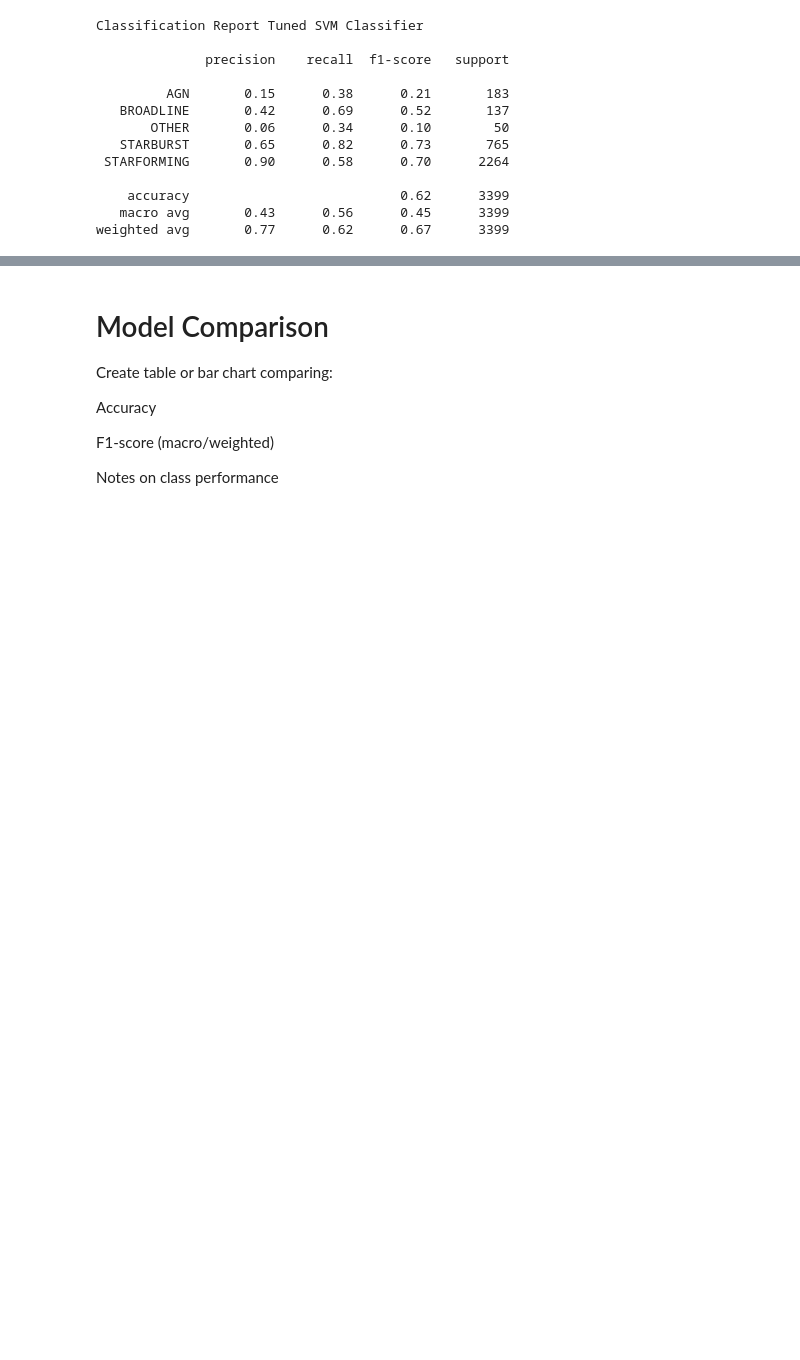
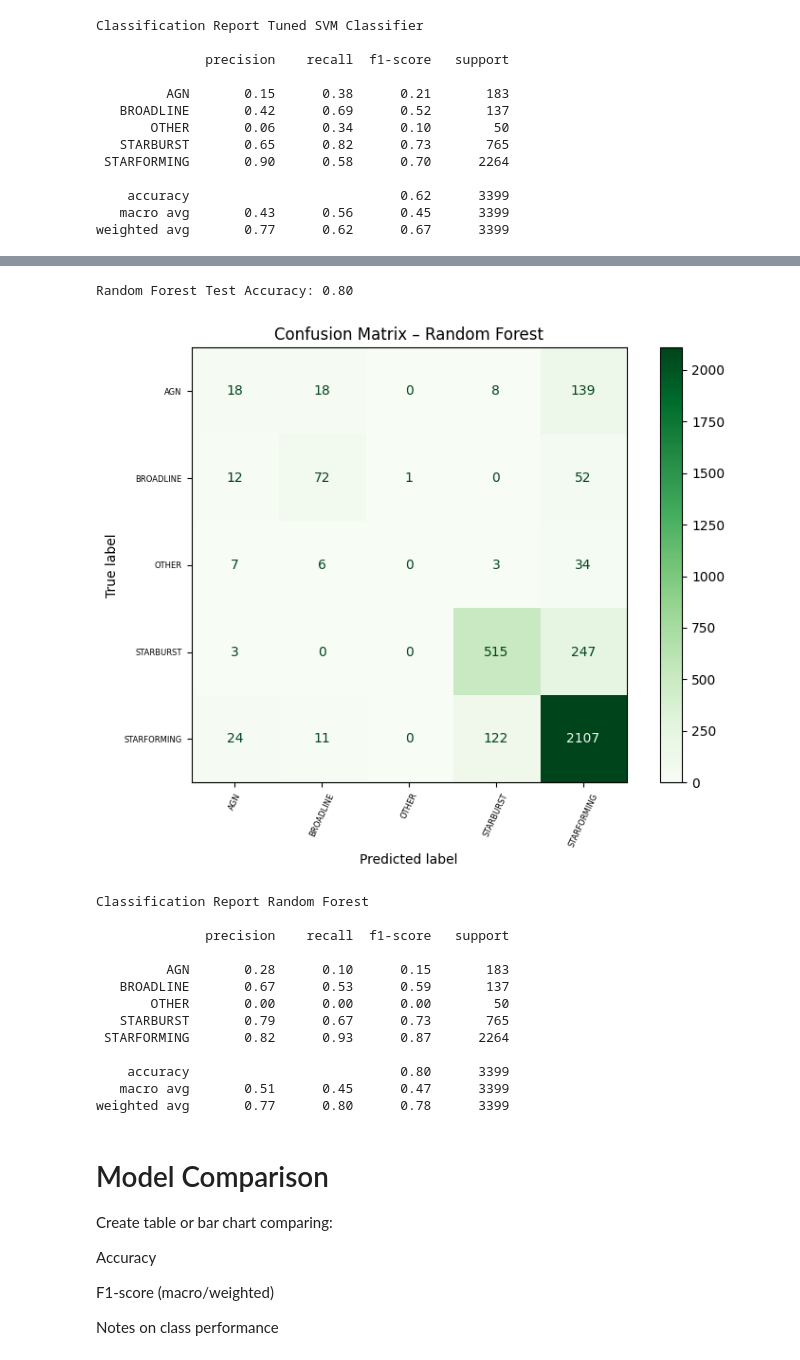
Before and after one commit to doverara/Tech-Science-2, a Jupyter notebook: Final-CMSE-202-project.ipynb, the cells around one changed output, grey strips where cells are left out. Drawn from its saved outputs; the diff is of its cells as text; code cells hidden in the pictures; blank space fills up the shorter version.

```diff
--- a/Final-CMSE-202-project.ipynb
+++ b/Final-CMSE-202-project.ipynb
@@ -220,3 +222,56 @@ weighted avg       0.77      0.62      0.67      3399
+# %%
+"""
+Train a Random Forest classifier on the same data and report test accuracy.
+"""
+
+# 1. Instantiate and train
+rf_model = RandomForestClassifier(n_estimators=100,
+                                  class_weight='balanced',
+                                  random_state=42)
+rf_model.fit(X_train, y_train)
+
+# 2. Test accuracy
+rf_acc = rf_model.score(X_test, y_test)
+print(f"Random Forest Test Accuracy: {rf_acc:.2f}")
+
+# 3. Predictions for later
+y_pred_rf = rf_model.predict(X_test)
+# %% [output]
+Random Forest Test Accuracy: 0.80
+# %%
+"""
+Display RF confusion matrix and print precision/recall/F1.
+"""
+
+# Confusion matrix
+cm_rf = confusion_matrix(y_test, y_pred_rf, labels=rf_model.classes_)
+disp_rf = ConfusionMatrixDisplay(cm_rf, display_labels=rf_model.classes_)
+fig, ax = plt.subplots(figsize=(8,6))
+disp_rf.plot(cmap='Greens', ax=ax)
+plt.title("Confusion Matrix – Random Forest")
+plt.xticks(rotation=65, fontsize=6)
+plt.yticks(fontsize=6)
+plt.tight_layout()
+plt.show()
+
+# Classification report
+print("Classification Report Random Forest\n")
+print(classification_report(y_test, y_pred_rf))
+# %% [output]
+[figure, added]
+Classification Report Random Forest
+
+              precision    recall  f1-score   support
+
+         AGN       0.28      0.10      0.15       183
+   BROADLINE       0.67      0.53      0.59       137
+       OTHER       0.00      0.00      0.00        50
+   STARBURST       0.79      0.67      0.73       765
+ STARFORMING       0.82      0.93      0.87      2264
+
+    accuracy                           0.80      3399
+   macro avg       0.51      0.45      0.47      3399
+weighted avg       0.77      0.80      0.78      3399
 # %% [markdown]
 # Model Comparison
 Create table or bar chart comparing:
```
Also changed, not shown: parts of 4 cells of this notebook.
